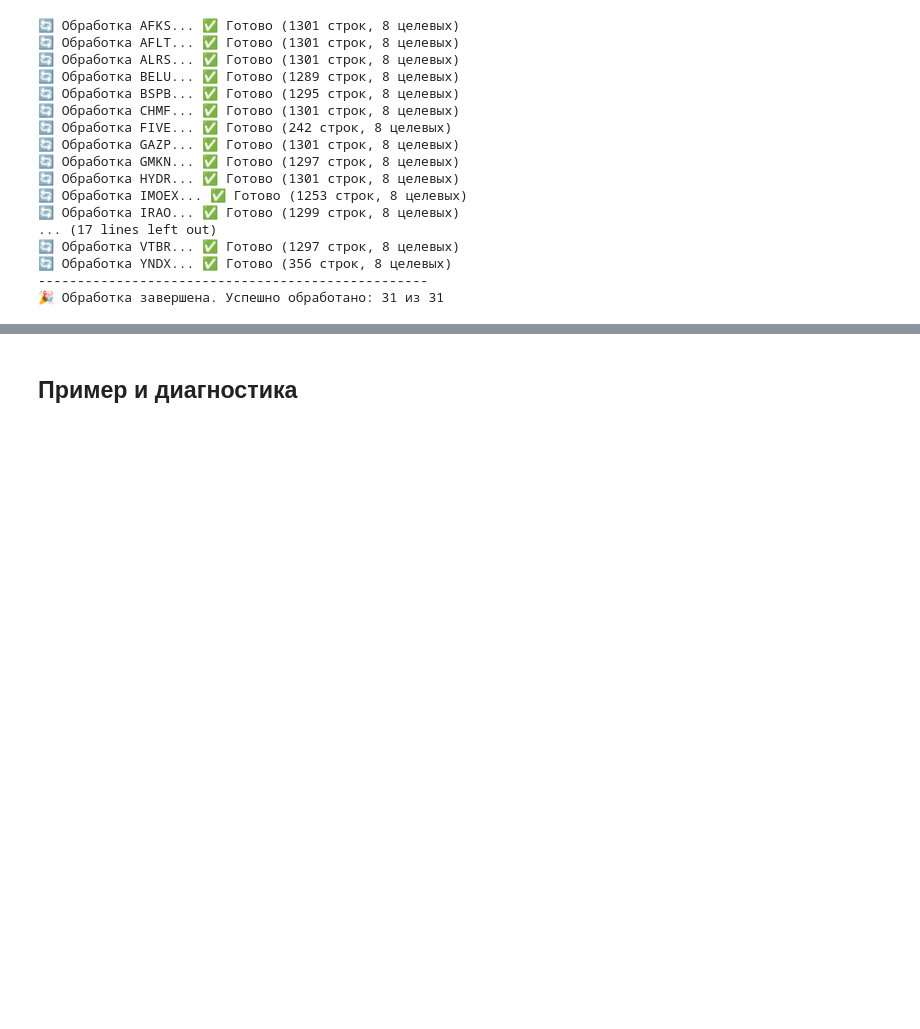
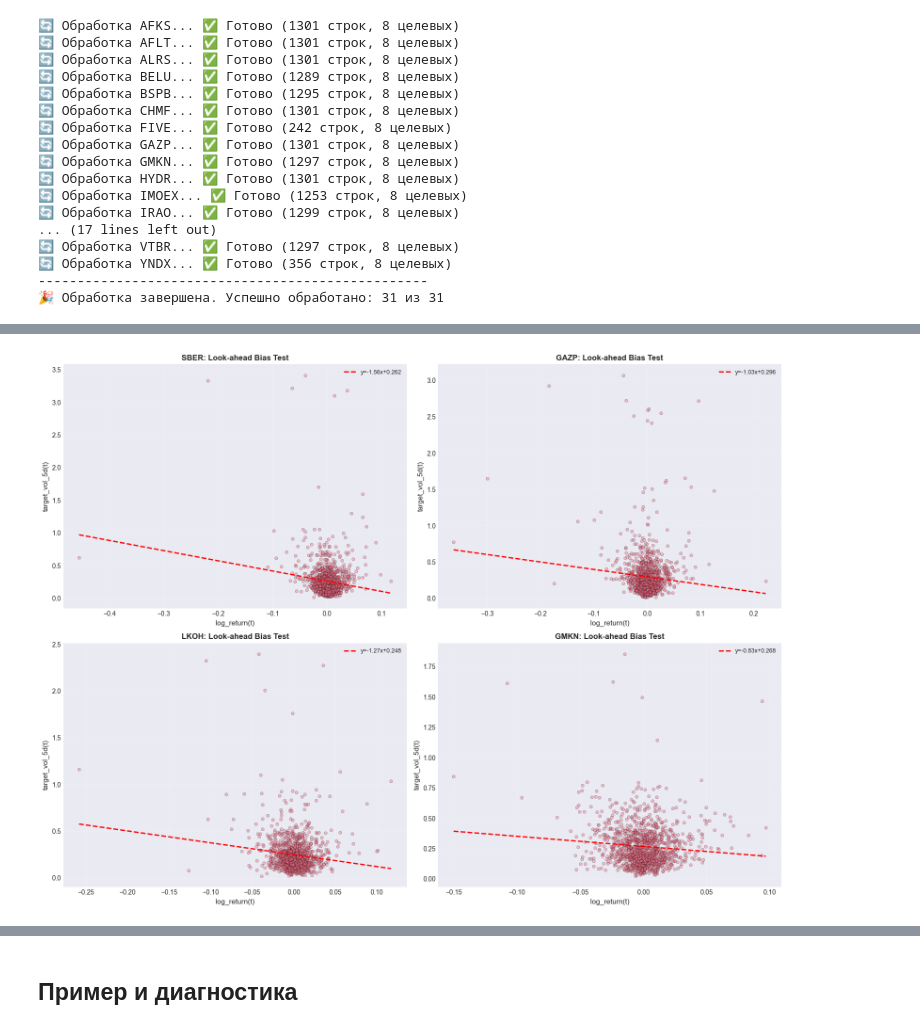
Before and after one commit to Povid1o/MOEXScanner, a Jupyter notebook: ML/02_feature_engineering/05_targets.ipynb, the cells around one changed output, grey strips where cells are left out. Saved outputs shown, nothing was run; the diff lists cells and outputs as text; code cells hidden in the pictures; blank space fills up the shorter version.

```diff
--- a/ML/02_feature_engineering/05_targets.ipynb
+++ b/ML/02_feature_engineering/05_targets.ipynb
@@ -181,0 +211,96 @@ print(f"🎉 Обработка завершена. Успешно обрабо
+# %%
+print("\n" + "=" * 80)
+print("🔍 ТЕСТ 1: LOOK-AHEAD BIAS (самый опасный баг в финансах!)")
+print("=" * 80)
+print()
+print("Цель: Проверить, не попадают ли БУДУЩИЕ данные в расчёт таргета")
+print("      Таргет на время t должен использовать ТОЛЬКО данные до момента t")
+print()
+print("⚠️  КРИТИЧНО: Если корреляция log_return(t) и target_vol_5d(t) высокая,")
+print("   значит в таргет попала доходность самого дня t → модель НЕ РАБОТАЕТ на продакшне!")
+print()
+
+# Выбираем тикеры для анализа
+test_tickers = ['SBER', 'GAZP', 'LKOH', 'GMKN']
+
+lookahead_results = []
+
+fig, axes = plt.subplots(2, 2, figsize=(16, 12))
+axes = axes.flatten()
+
+for idx, ticker in enumerate(test_tickers):
+    file_path = OUTPUT_DIR / f"{ticker}_with_targets.parquet"
+
+    if not file_path.exists():
+        print(f"⚠️  {ticker}: файл не найден")
+        continue
+
+    df = pd.read_parquet(file_path)
+    df = df.dropna(subset=['log_return', 'target_vol_5d'])
+
+    if len(df) == 0:
+        continue
+
+    log_return = df['log_return']
+    target_vol = df['target_vol_5d']
+
+    # === 1.1 Scatter plot: log_return(t) vs target_vol_5d(t) ===
+    ax = axes[idx]
+
+    ax.scatter(log_return, target_vol, alpha=0.4, s=20, edgecolors='black', linewidth=0.5)
+
+    # Линия регрессии
+    z = np.polyfit(log_return, target_vol, 1)
+    p = np.poly1d(z)
+    x_line = np.linspace(log_return.min(), log_return.max(), 100)
+    ax.plot(x_line, p(x_line), "r--", linewidth=2, label=f'y={z[0]:.2f}x+{z[1]:.3f}')
+
+    ax.set_xlabel('log_return(t)', fontsize=11)
+    ax.set_ylabel('target_vol_5d(t)', fontsize=11)
+    ax.set_title(f'{ticker}: Look-ahead Bias Test', fontsize=12, fontweight='bold')
+    ax.legend(fontsize=9)
+    ax.grid(True, alpha=0.3)
+
+    # === 1.2 Статистика ===
+
+    # Pearson correlation
+    pearson_r, pearson_p = stats.pearsonr(log_return, target_vol)
+
+    # Spearman (устойчив к выбросам)
+    spearman_r, spearman_p = stats.spearmanr(log_return, target_vol)
+
+    # Корреляция |log_return| vs target_vol (абсолютная доходность более релевантна)
+    abs_return_corr, abs_return_p = stats.pearsonr(np.abs(log_return), target_vol)
+
+    lookahead_results.append({
+        'Тикер': ticker,
+        'Pearson r': pearson_r,
+        'Pearson p': pearson_p,
+        'Spearman r': spearman_r,
+        '|Return| vs Vol r': abs_return_corr,
+        '|Return| vs Vol p': abs_return_p,
+        'Look-ahead bias?': 'ДА ❌' if abs(pearson_r) > 0.3 or abs_return_corr > 0.5 else 'НЕТ ✅'
+    })
+
+plt.tight_layout()
+plt.show()
+
+# Таблица результатов
+la_df = pd.DataFrame(lookahead_results)
+print("\n📊 Результаты теста на Look-ahead Bias:")
+print("=" * 80)
+print(la_df.to_string(index=False))
+print("=" * 80)
+
+print("\n💡 Интерпретация:")
+print("  • |Pearson r| < 0.2: Нет прямой связи return → vol ✅ (норма)")
+print("  • |Pearson r| > 0.3: ПОДОЗРЕНИЕ на look-ahead bias ⚠️")
+print("  • |Return| vs Vol r > 0.5: ВЫСОКАЯ вероятность look-ahead bias ❌")
+print("\n  ✅ НОРМА: Слабая или нулевая корреляция")
+print("     (таргет не зависит от доходности дня t, только от будущих дней)")
+print("\n  ❌ ПРОБЛЕМА: Высокая корреляция")
+print("     → Вероятно, в формуле расчёта таргета использовался return(t)")
+print("     → Проверить: target = returns.rolling(window=horizon).std().shift(-horizon)")
+print("     → БАГ может быть в shift: должен быть .shift(-horizon), а не .shift(horizon)")
+print()
+# %% [output]
@@ -181,0 +316 @@ print(f"🎉 Обработка завершена. Успешно обрабо
+[figure, added]
```
Also changed, not shown: parts of 11 cells of this notebook, 2 other files.
